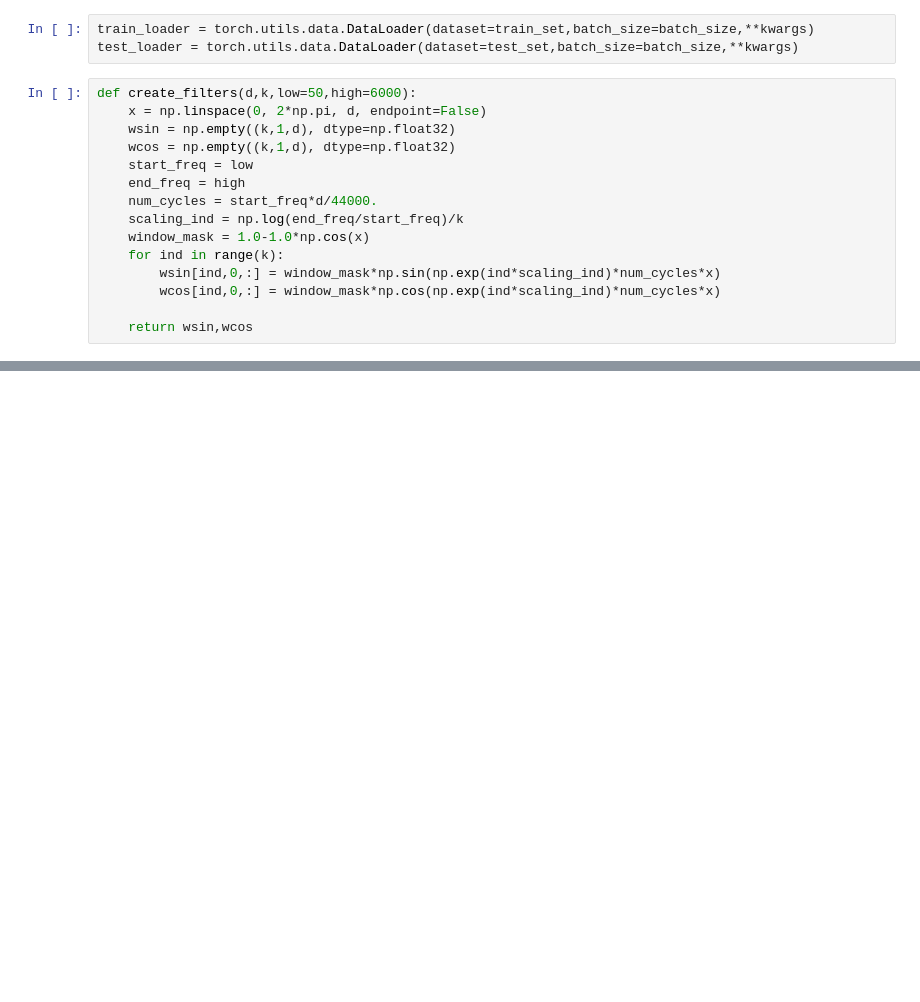
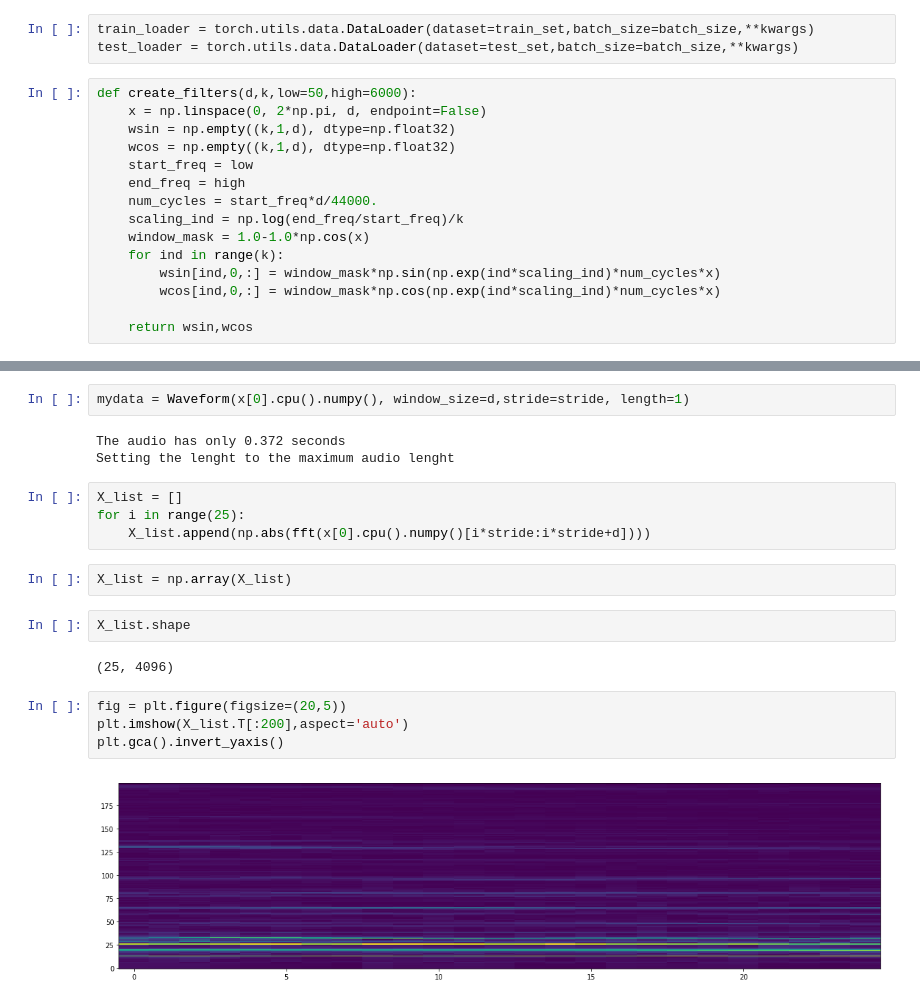
Before and after one commit to KinWaiCheuk/MusicNet_Analysis, a Jupyter notebook: Reconstruction.ipynb, the cells around one changed output, grey strips where cells are left out. Drawn from its saved outputs; the diff is of its cells as text; blank space fills up the shorter version.

```diff
--- a/Reconstruction.ipynb
+++ b/Reconstruction.ipynb
@@ -58,0 +112,21 @@ def create_filters(d,k,low=50,high=6000):
+# %%
+mydata = Waveform(x[0].cpu().numpy(), window_size=d,stride=stride, length=1)
+# %% [output]
+The audio has only 0.372 seconds
+Setting the lenght to the maximum audio lenght
+# %%
+X_list = []
+for i in range(25):
+    X_list.append(np.abs(fft(x[0].cpu().numpy()[i*stride:i*stride+d])))
+# %%
+X_list = np.array(X_list)
+# %%
+X_list.shape
+# %% [output]
+(25, 4096)
+# %%
+fig = plt.figure(figsize=(20,5))
+plt.imshow(X_list.T[:200],aspect='auto')
+plt.gca().invert_yaxis()
+# %% [output]
+[figure, added]
```
Also changed, not shown: parts of 24 cells of this notebook, 21 other files.
